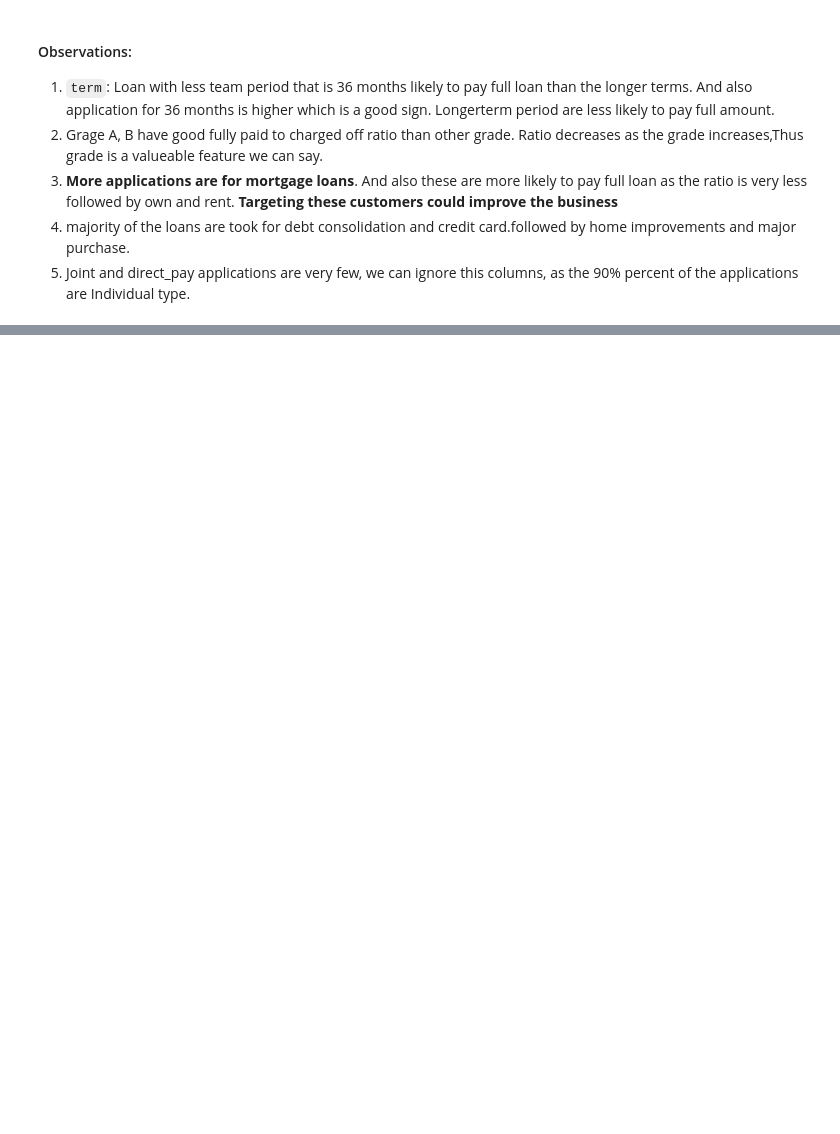
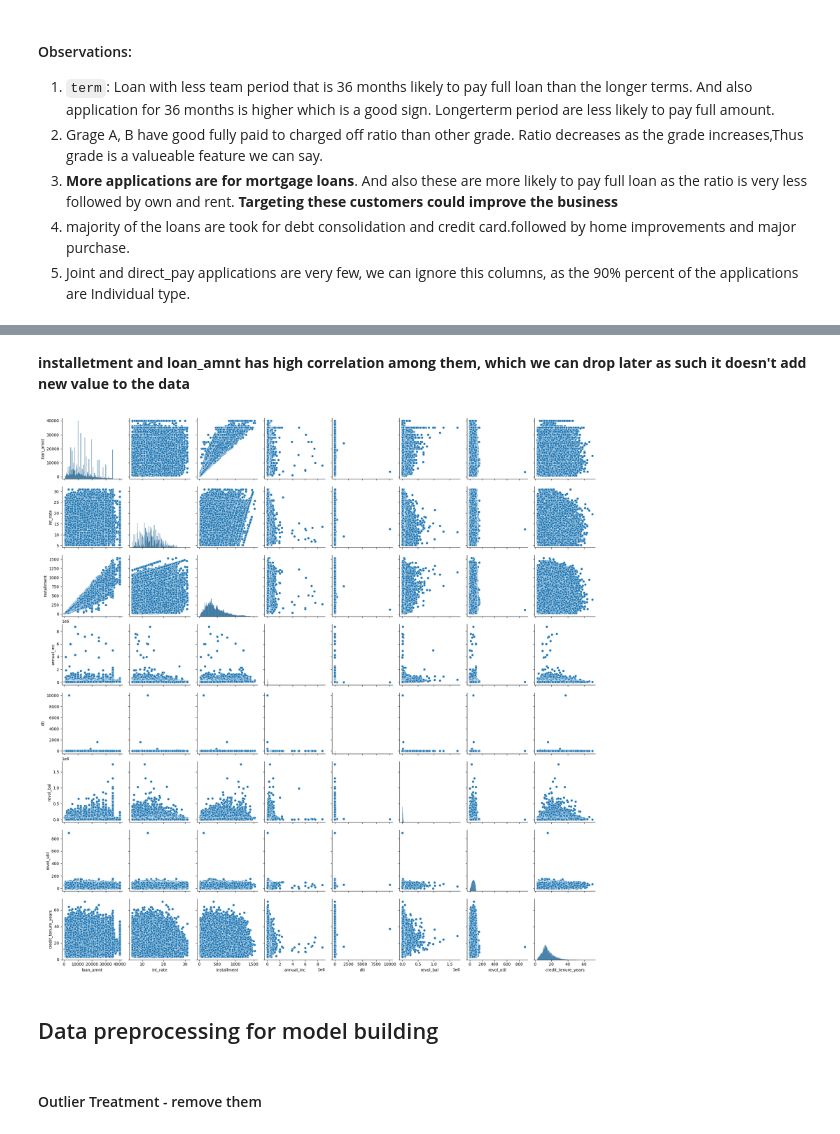
Before and after one commit to sayed-ashfaq/Loantap_logistic_regression, a Jupyter notebook: Loantap_EDA.ipynb, the cells around one changed output, grey strips where cells are left out. Cells and saved outputs as stored; diff of their text form; code cells hidden in the pictures; blank space fills up the shorter version.

```diff
--- a/Loantap_EDA.ipynb
+++ b/Loantap_EDA.ipynb
@@ -907,0 +1131,12 @@ plt.show()
+# %% [markdown]
+**installetment and loan_amnt has high correlation among them, which we can drop later as such it doesn't add new value to the data**
+# %%
+
+sns.pairplot(df_corr)
+plt.show()
+# %% [output]
+[figure, added]
+# %% [markdown]
+## Data preprocessing for model building
+# %% [markdown]
+#### Outlier Treatment - remove them
```
Also changed, not shown: parts of 30 cells of this notebook.
